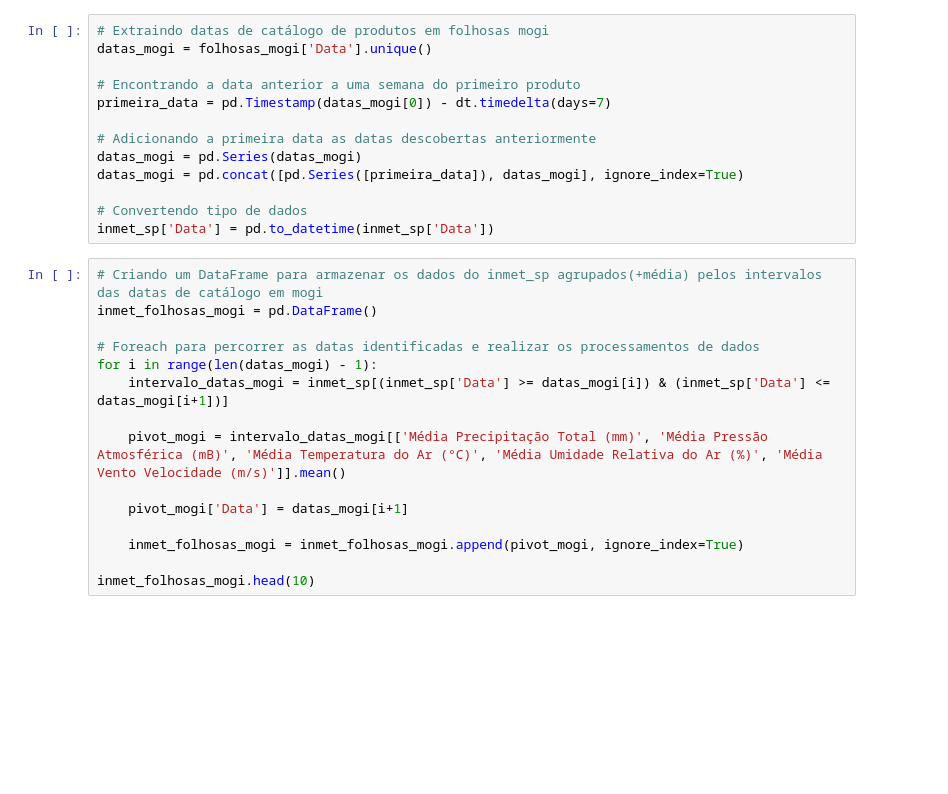
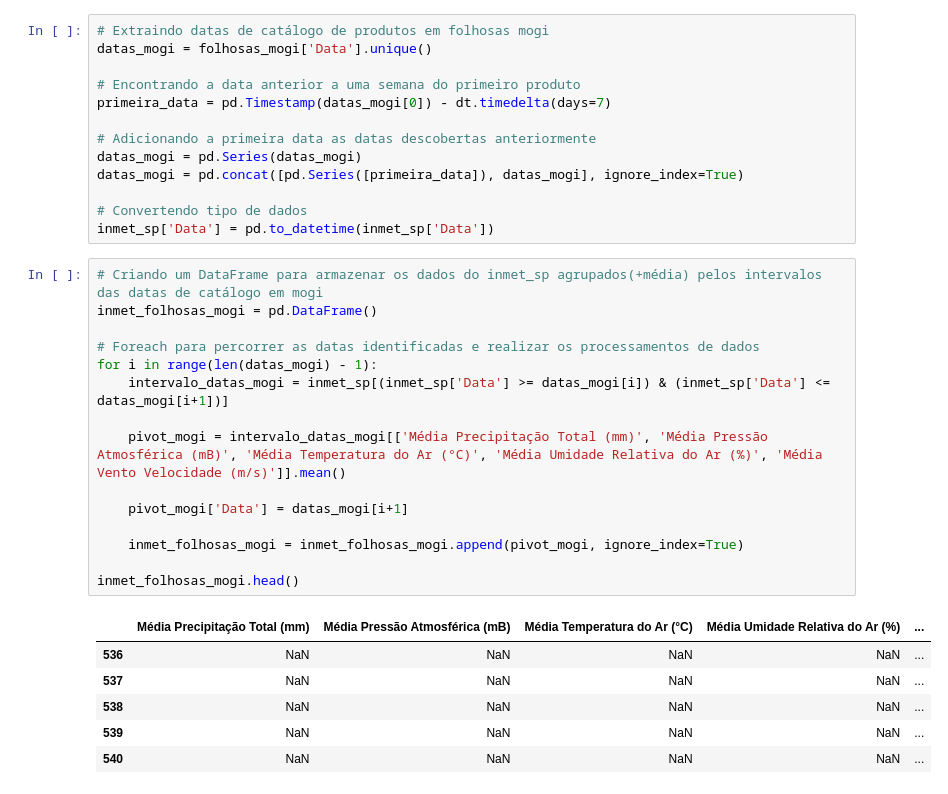
Before and after one commit to caioypaulino/TG-AnaliseDados, a Jupyter notebook: NUPPA.ipynb, the cells around one changed output. Cells and saved outputs as stored; diff of their text form; blank space fills up the shorter version.

```diff
--- a/NUPPA.ipynb
+++ b/NUPPA.ipynb
@@ -54,18 +92,25 @@ inmet_sp['Data'] = pd.to_datetime(inmet_sp['Data'])
 # %%
 # Criando um DataFrame para armazenar os dados do inmet_sp agrupados(+média) pelos intervalos das datas de catálogo em mogi
 inmet_folhosas_mogi = pd.DataFrame()
 
 # Foreach para percorrer as datas identificadas e realizar os processamentos de dados
 for i in range(len(datas_mogi) - 1):
     intervalo_datas_mogi = inmet_sp[(inmet_sp['Data'] >= datas_mogi[i]) & (inmet_sp['Data'] <= datas_mogi[i+1])]
 
     pivot_mogi = intervalo_datas_mogi[['Média Precipitação Total (mm)', 'Média Pressão Atmosférica (mB)', 'Média Temperatura do Ar (°C)', 'Média Umidade Relativa do Ar (%)', 'Média Vento Velocidade (m/s)']].mean()
 
     pivot_mogi['Data'] = datas_mogi[i+1]
 
     inmet_folhosas_mogi = inmet_folhosas_mogi.append(pivot_mogi, ignore_index=True)
 
-inmet_folhosas_mogi.head(10)
+inmet_folhosas_mogi.head()
+# %% [output]
+|  | Média Precipitação Total (mm) | Média Pressão Atmosférica (mB) | Média Temperatura do Ar (°C) | Média Umidade Relativa do Ar (%) | ... |
+| 536 | NaN | NaN | NaN | NaN | ... |
+| 537 | NaN | NaN | NaN | NaN | ... |
+| 538 | NaN | NaN | NaN | NaN | ... |
+| 539 | NaN | NaN | NaN | NaN | ... |
+| 540 | NaN | NaN | NaN | NaN | ... |
 # %%
 # Gerando um novo DataFrame a partir da junção dos dados de produtos e dados meteorológicos históricos de mogi
 folhosas_inmet_mogi = pd.merge(folhosas_mogi,inmet_folhosas_mogi)
```
Also changed, not shown: parts of 11 cells of this notebook, 1 other file.
